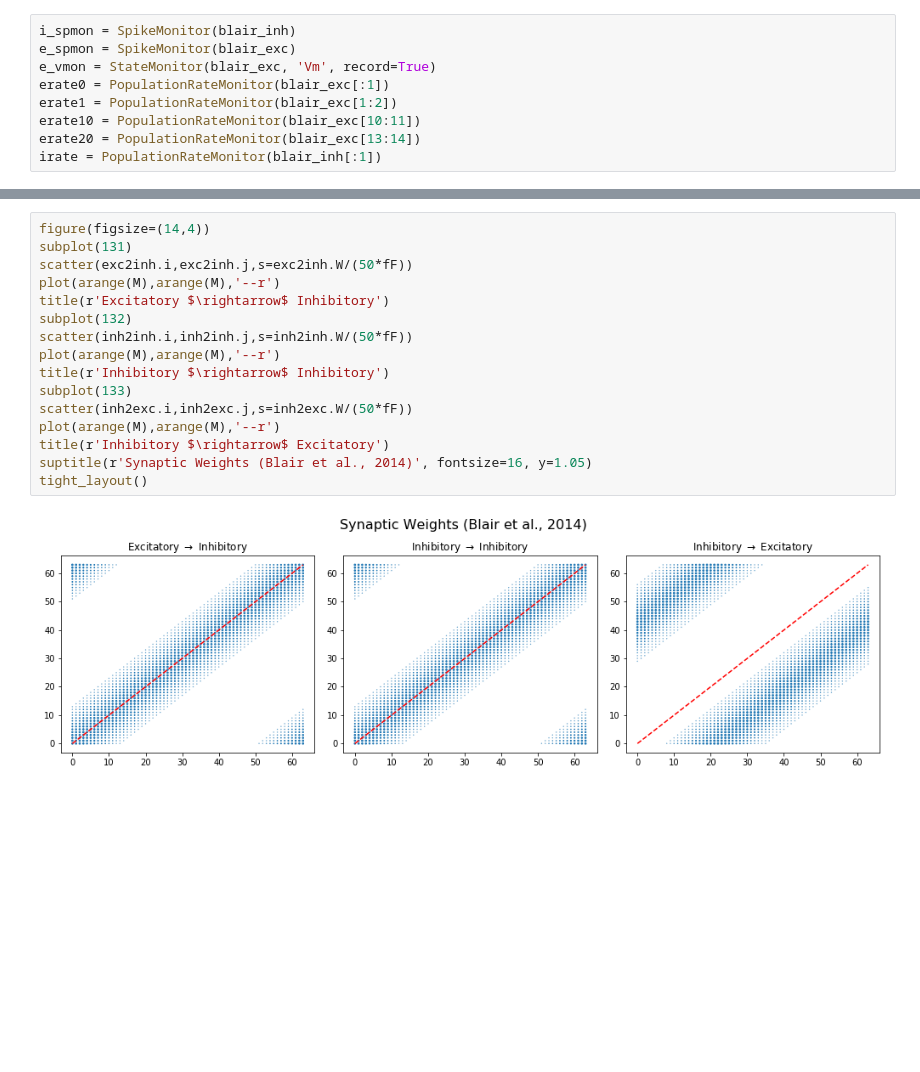
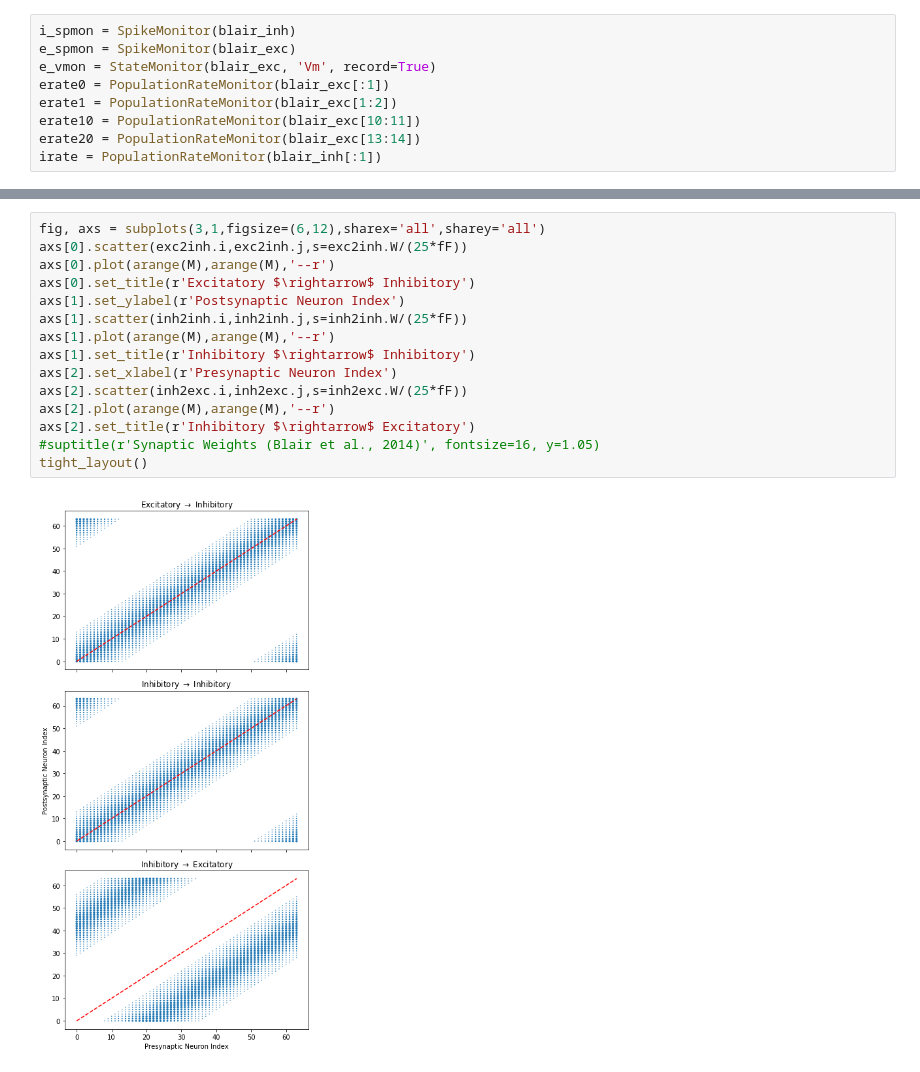
Before and after one commit to acellon/ifat-py, a Jupyter notebook: ifat.ipynb, the cells around one changed output, grey strips where cells are left out. Drawn from its saved outputs; the diff is of its cells as text; blank space fills up the shorter version.

Commit message:
updating with figures

```diff
--- a/ifat.ipynb
+++ b/ifat.ipynb
@@ -305,21 +280,20 @@ plot(irate.t/second,irate.smooth_rate(width=100*ms))
 # %%
-figure(figsize=(14,4))
-subplot(131)
-scatter(exc2inh.i,exc2inh.j,s=exc2inh.W/(50*fF))
-plot(arange(M),arange(M),'--r')
-title(r'Excitatory $\rightarrow$ Inhibitory')
-subplot(132)
-scatter(inh2inh.i,inh2inh.j,s=inh2inh.W/(50*fF))
-plot(arange(M),arange(M),'--r')
-title(r'Inhibitory $\rightarrow$ Inhibitory')
-subplot(133)
-scatter(inh2exc.i,inh2exc.j,s=inh2exc.W/(50*fF))
-plot(arange(M),arange(M),'--r')
-title(r'Inhibitory $\rightarrow$ Excitatory')
-suptitle(r'Synaptic Weights (Blair et al., 2014)', fontsize=16, y=1.05)
+fig, axs = subplots(3,1,figsize=(6,12),sharex='all',sharey='all')
+axs[0].scatter(exc2inh.i,exc2inh.j,s=exc2inh.W/(25*fF))
+axs[0].plot(arange(M),arange(M),'--r')
+axs[0].set_title(r'Excitatory $\rightarrow$ Inhibitory')
+axs[1].set_ylabel(r'Postsynaptic Neuron Index')
+axs[1].scatter(inh2inh.i,inh2inh.j,s=inh2inh.W/(25*fF))
+axs[1].plot(arange(M),arange(M),'--r')
+axs[1].set_title(r'Inhibitory $\rightarrow$ Inhibitory')
+axs[2].set_xlabel(r'Presynaptic Neuron Index')
+axs[2].scatter(inh2exc.i,inh2exc.j,s=inh2exc.W/(25*fF))
+axs[2].plot(arange(M),arange(M),'--r')
+axs[2].set_title(r'Inhibitory $\rightarrow$ Excitatory')
+#suptitle(r'Synaptic Weights (Blair et al., 2014)', fontsize=16, y=1.05)
 tight_layout()
 # %% [output]
-[figure, old version]
+[figure, new version]
 # %%
 plot(e_vmon.t, e_vmon.Vm[0]); xlim([0.2,0.4])
 scatter(e_spmon.t[e_spmon.i==0],3.65*ones(len(e_spmon.t[e_spmon.i==0])),color='r')
```
Also changed, not shown: parts of 5 cells of this notebook, 3 other files.
